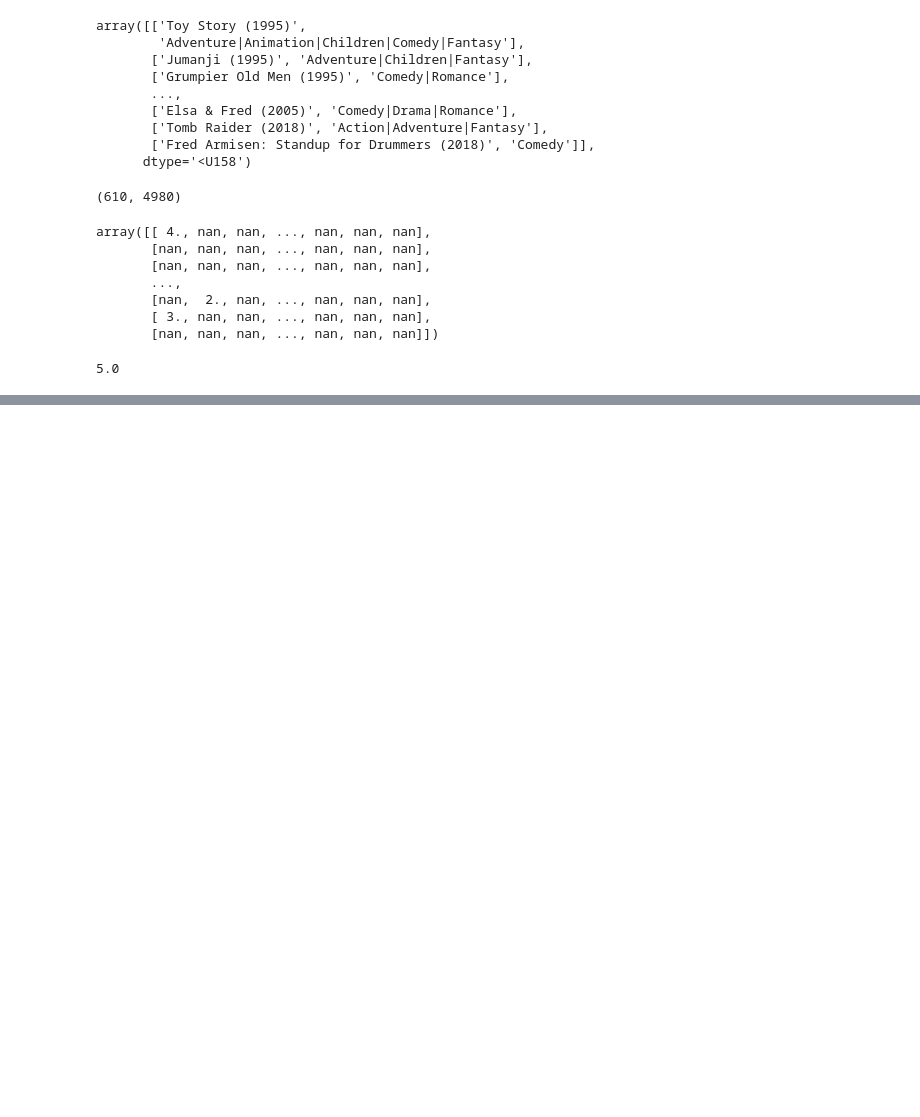
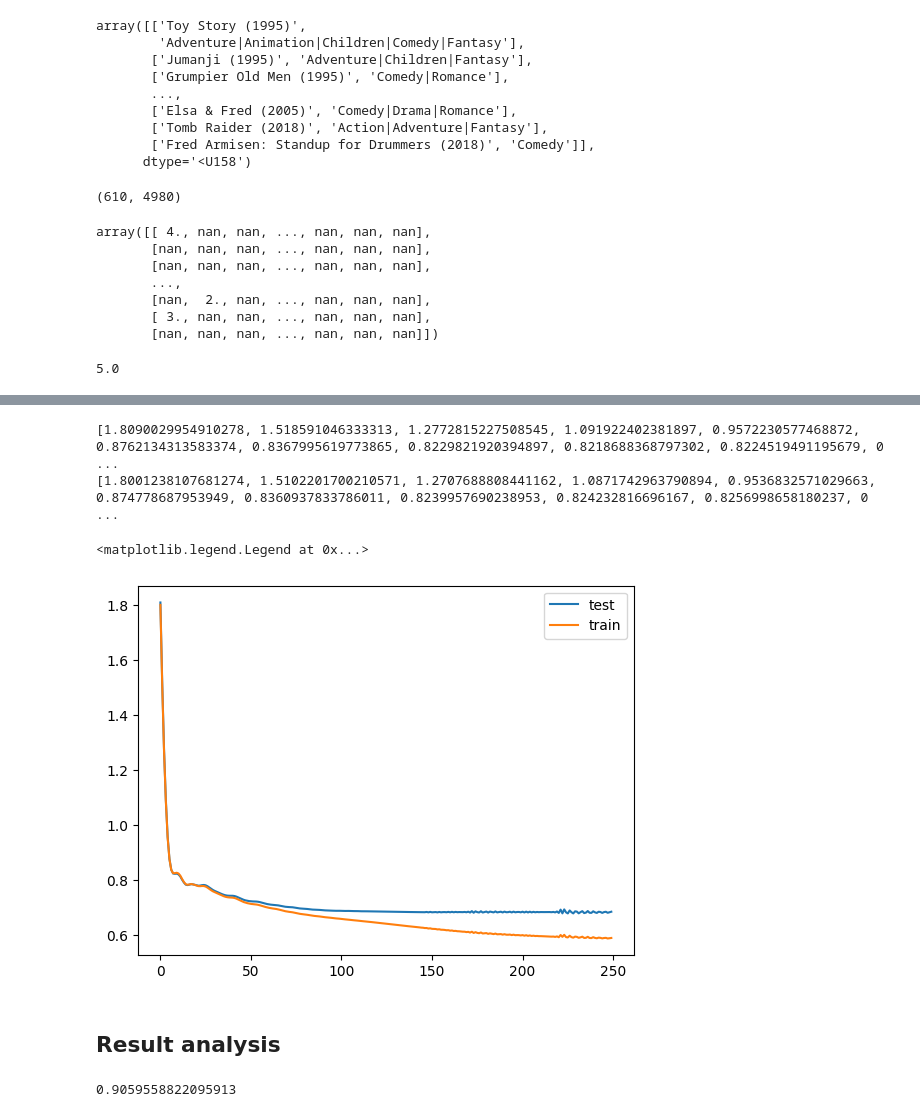
Before and after one commit to rs-benatti/Deep-Matrix-Factorization, a Jupyter notebook: data_visualization.ipynb, the cells around one changed output, grey strips where cells are left out. Cells and saved outputs as stored; diff of their text form; code cells hidden in the pictures; blank space fills up the shorter version.

```diff
--- a/data_visualization.ipynb
+++ b/data_visualization.ipynb
@@ -177,0 +123,21 @@ MF.RMSE(prediction, R_non_nan)
+# %%
+optimizers = []
+model = deepMF.ParallelLayersModel(input_size, hidden_size_row, hidden_size_col)
+optimizers.append((model, optim.Adam(model.parameters(), lr=0.001)))
+model = deepMF.ParallelLayersModel(input_size, hidden_size_row, hidden_size_col)
+optimizers.append((model, optim.RAdam(model.parameters(), lr=0.001)))
+model = deepMF.ParallelLayersModel(input_size, hidden_size_row, hidden_size_col)
+optimizers.append((model, optim.AdamW(model.parameters(), lr=0.001)))
+model = deepMF.ParallelLayersModel(input_size, hidden_size_row, hidden_size_col)
+optimizers.append((model, optim.Rprop(model.parameters(), lr=0.001)))
+model = deepMF.ParallelLayersModel(input_size, hidden_size_row, hidden_size_col)
+optimizers.append((model, optim.AdamW(model.parameters(), lr=0.001, weight_decay=0.0001)))
+
+for i in range(len(optimizers)):
+    deepMF.train_model(optimizers[i][0], optimizers[i][1], torch.FloatTensor(normalized_train_data), weight_decay=i>=5)
+    # Pass the new input data through the trained model to get predictions
+    predicted_similarity_scores = optimizers[i][0](torch.FloatTensor(normalized_train_data), torch.FloatTensor(normalized_train_data).T)
+    target = torch.FloatTensor(train_set)
+    print(torch.mean(torch.sqrt((predicted_similarity_scores[target!=0]*5 - target[target!=0])**2)))
+    target = torch.FloatTensor(test_set)
+    print(torch.mean(torch.sqrt((predicted_similarity_scores[target!=0]*5 - target[target!=0])**2)))
@@ -177,0 +160,11 @@ MF.RMSE(prediction, R_non_nan)
+# %%
+for k in [25, 30, 35, 40]:
+    model = deepMF.ParallelLayersModel(input_size, hidden_size_row, hidden_size_col, encoded_dim=k)
+    optimizer = optim.Adam(model.parameters(), lr=0.001)
+    deepMF.train_model(model, optimizer, torch.FloatTensor(normalized_train_data))
+    # Pass the new input data through the trained model to get predictions
+    predicted_similarity_scores = model(torch.FloatTensor(normalized_train_data), torch.FloatTensor(normalized_train_data).T)
+    target = torch.FloatTensor(train_set)
+    print(torch.mean(torch.sqrt((predicted_similarity_scores[target!=0]*5 - target[target!=0])**2)))
+    target = torch.FloatTensor(test_set)
+    print(torch.mean(torch.sqrt((predicted_similarity_scores[target!=0]*5 - target[target!=0])**2)))
@@ -177,0 +180,41 @@ MF.RMSE(prediction, R_non_nan)
+# %%
+model = deepMF.ParallelLayersModel(input_size, hidden_size_row, hidden_size_col)
+optimizer = optim.AdamW(model.parameters(), lr=0.001)
+deepMF.train_model(model, optimizer, torch.FloatTensor(normalized_train_data), test_data=test_set)
+# %%
+print(model.rmse_test_hist)
+print(model.rmse_train_hist)
+plt.plot(model.rmse_test_hist, label="test")
+plt.plot(model.rmse_train_hist, label="train")
+plt.legend()
+# %% [output]
+[1.8090029954910278, 1.518591046333313, 1.2772815227508545, 1.091922402381897, 0.9572230577468872, 0.8762134313583374, 0.8367995619773865, 0.8229821920394897, 0.8218688368797302, 0.8224519491195679, 0 ...
+[1.8001238107681274, 1.5102201700210571, 1.2707688808441162, 1.0871742963790894, 0.9536832571029663, 0.874778687953949, 0.8360937833786011, 0.8239957690238953, 0.824232816696167, 0.8256998658180237, 0 ...
+<matplotlib.legend.Legend at 0x...>
+[figure, added]
+# %% [markdown]
+## Result analysis
+# %%
+"""
+    Use thise cell after running generate.py and assign the used file to calculate the train rmse.
+
+    To have the test RMSE use the test file.
+"""
+
+non_normalized_train_data = np.load('./dataset/ratings_test.npy')
+non_normalized_train_data[np.isnan(non_normalized_train_data)] = 0
+
+output = np.load('output.npy')
+predictions = output[non_normalized_train_data!=0]
+targets = non_normalized_train_data[non_normalized_train_data!=0]
+# Calculate the squared differences between predictions and targets
+squared_errors = (predictions - targets) ** 2
+
+# Calculate the mean of squared errors
+mean_squared_error = squared_errors.mean()
+
+# Calculate the square root to get RMSE
+rmse_value = np.sqrt(mean_squared_error)
+print(rmse_value)
+# %% [output]
+0.9059558822095913
```
Also changed, not shown: parts of 21 cells of this notebook, 12 other files.
